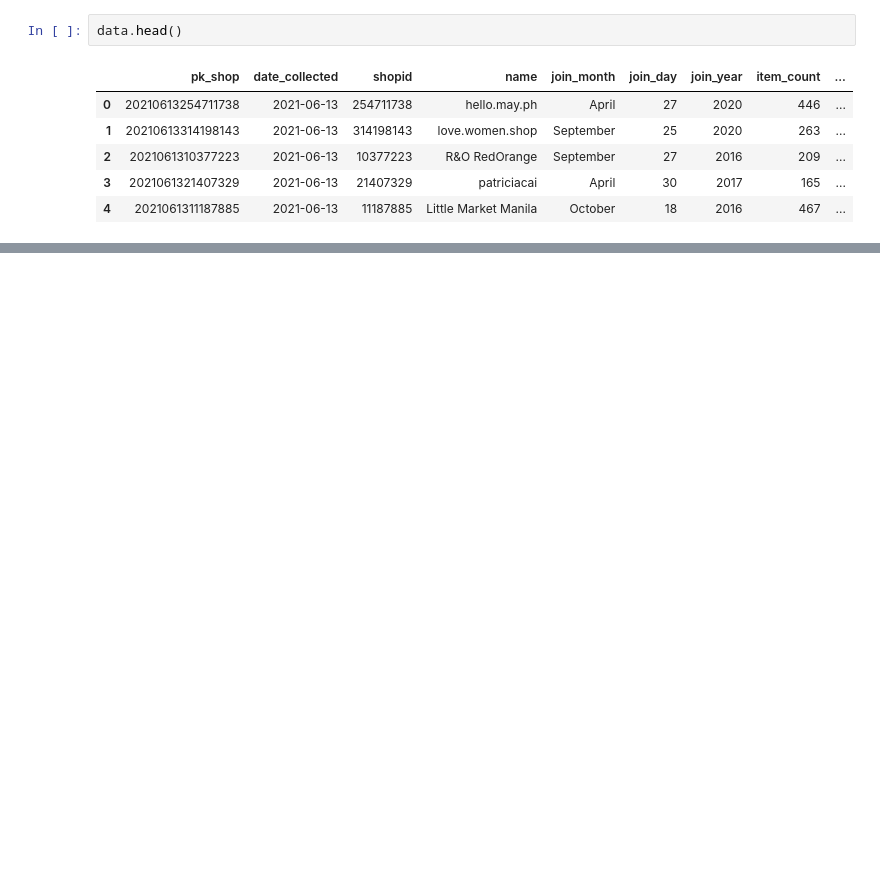
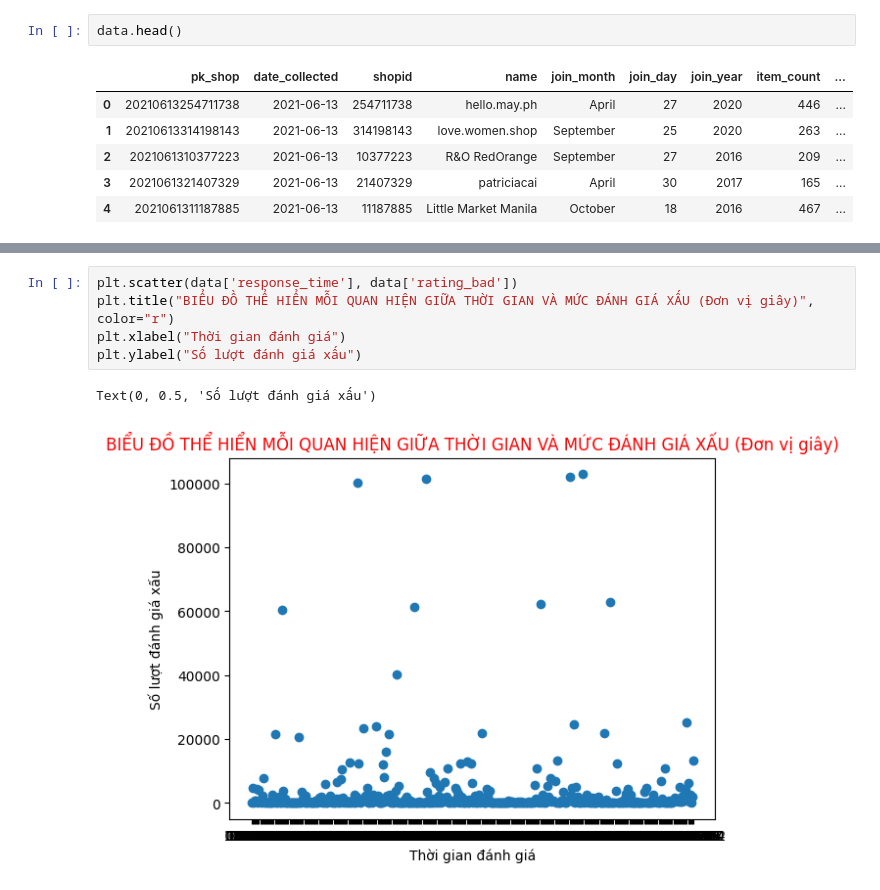
Before and after one commit to vothicamngan/DAP, a Jupyter notebook: baitap_trucquanhoadulieu_shoppe.ipynb, the cells around one changed output, grey strips where cells are left out. Saved outputs shown, nothing was run; the diff lists cells and outputs as text; blank space fills up the shorter version.

```diff
--- a/baitap_trucquanhoadulieu_shoppe.ipynb
+++ b/baitap_trucquanhoadulieu_shoppe.ipynb
@@ -78,0 +117,8 @@ Text(0, 0.5, 'Đánh giá tốt')
+# %%
+plt.scatter(data['response_time'], data['rating_bad'])
+plt.title("BIỂU ĐỒ THỂ HIỂN MỖI QUAN HIỆN GIỮA THỜI GIAN VÀ MỨC ĐÁNH GIÁ XẤU (Đơn vị giây)", color="r")
+plt.xlabel("Thời gian đánh giá")
+plt.ylabel("Số lượt đánh giá xấu")
+# %% [output]
+Text(0, 0.5, 'Số lượt đánh giá xấu')
+[figure, added]
```
Also changed, not shown: parts of 10 cells of this notebook.
